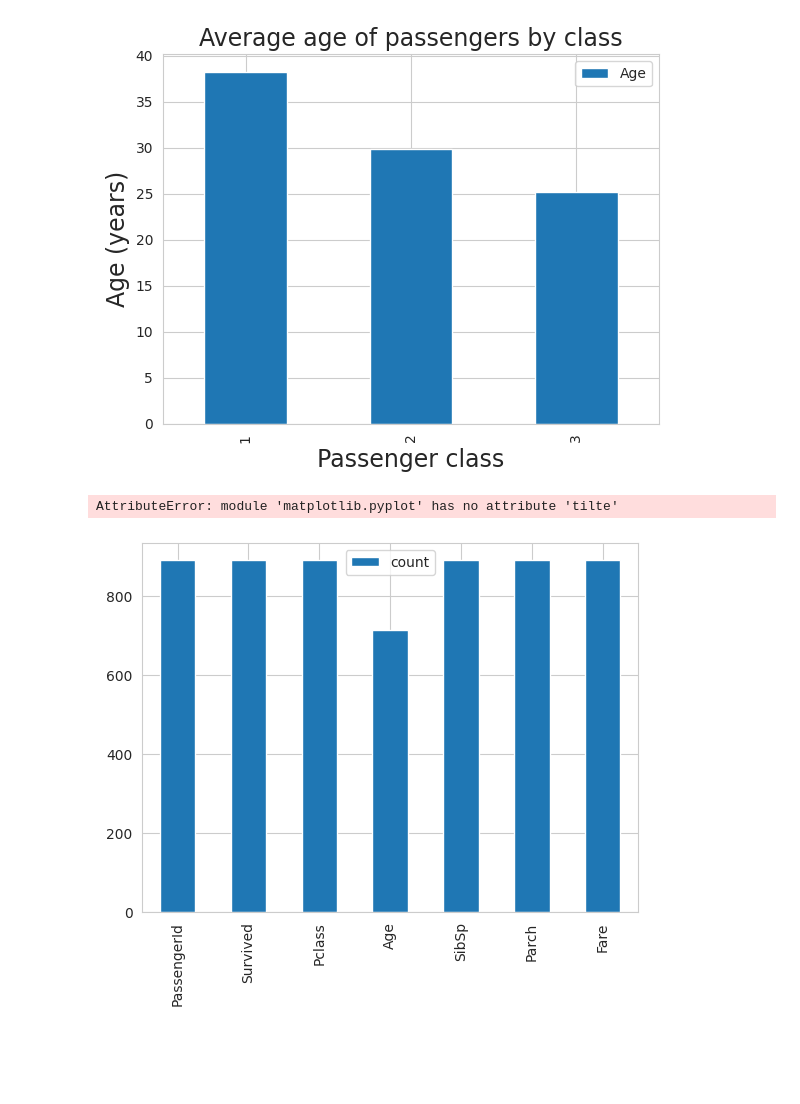
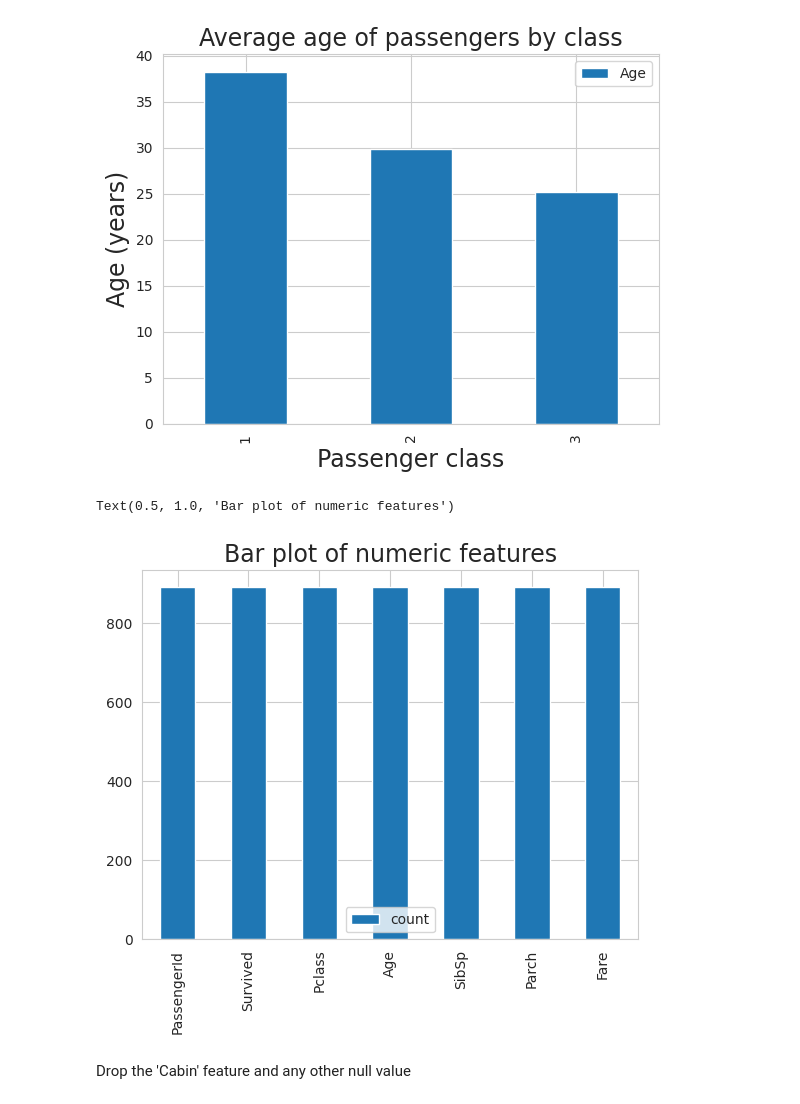
Before and after one commit to Trisha81/AIML-2025, a Jupyter notebook: Lab_5.ipynb, the cells around one changed output. Drawn from its saved outputs; the diff is of its cells as text; code cells hidden in the pictures; blank space fills up the shorter version.

```diff
--- a/Lab_5.ipynb
+++ b/Lab_5.ipynb
@@ -134,12 +134,14 @@ def impute_age(cols):
   else:
         return Age
 # %%
-train['Age'] = train[['Age', 'Pclass']].apply(impute_age,axis=1)
+train['Age'] = train[['Age','Pclass']].apply(impute_age,axis=1)
 d=train.describe()
 
-dt=d.T
+dT=d.T
 dT.plot.bar(y='count')
-plt.tilte("Bar plot of numberic features",fontsize=17)
+plt.title("Bar plot of numeric features",fontsize=17)
 # %% [output]
-AttributeError: module 'matplotlib.pyplot' has no attribute 'tilte'
+Text(0.5, 1.0, 'Bar plot of numeric features')
-[figure, old version]
+[figure, new version]
+# %% [markdown]
+Drop the 'Cabin' feature and any other null value
```
Also changed, not shown: parts of 16 cells of this notebook.
